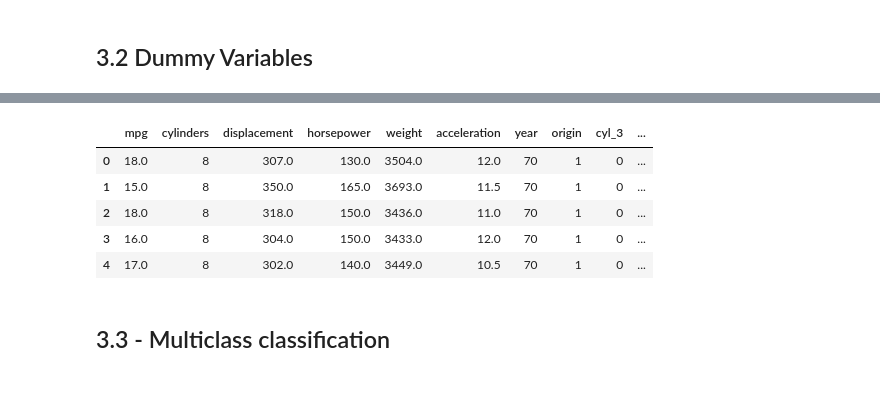
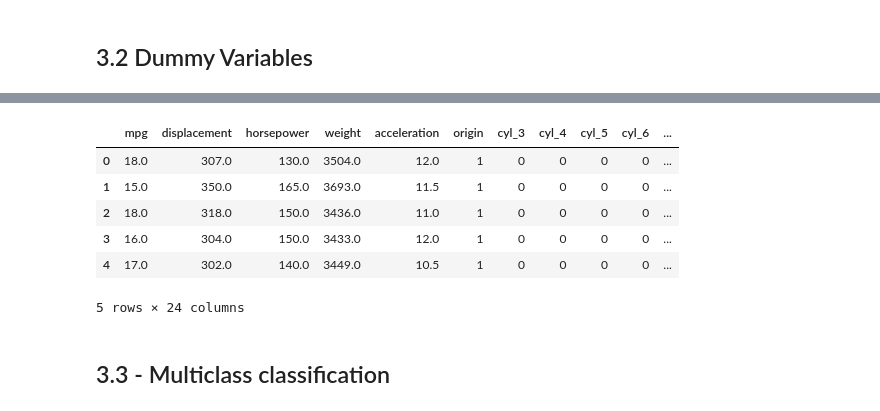
Before and after one commit to terrematte/MachineLearning, a Jupyter notebook: tasks/lesson07_Logistic_regression.ipynb, the cells around one changed output, grey strips where cells are left out. Cells and saved outputs as stored; diff of their text form; code cells hidden in the pictures.

```diff
--- a/tasks/lesson07_Logistic_regression.ipynb
+++ b/tasks/lesson07_Logistic_regression.ipynb
@@ -611,16 +611,21 @@ Now it's your turn! Repeat the same process for the **year** column.
 # %%
 dummy_cylinders = pd.get_dummies(cars["cylinders"], prefix="cyl")
 cars = pd.concat([cars, dummy_cylinders], axis=1)
-cars.head()
+
 
 # put your code here
+dummy_years = pd.get_dummies(cars["year"], prefix="year")
+cars = pd.concat([cars, dummy_years], axis=1)
+cars = cars.drop(["year", "cylinders"], axis=1)
+cars.head()
 # %% [output]
-|  | mpg | cylinders | displacement | horsepower | weight | acceleration | year | origin | cyl_3 | ... |
-| 0 | 18.0 | 8 | 307.0 | 130.0 | 3504.0 | 12.0 | 70 | 1 | 0 | ... |
-| 1 | 15.0 | 8 | 350.0 | 165.0 | 3693.0 | 11.5 | 70 | 1 | 0 | ... |
-| 2 | 18.0 | 8 | 318.0 | 150.0 | 3436.0 | 11.0 | 70 | 1 | 0 | ... |
-| 3 | 16.0 | 8 | 304.0 | 150.0 | 3433.0 | 12.0 | 70 | 1 | 0 | ... |
-| 4 | 17.0 | 8 | 302.0 | 140.0 | 3449.0 | 10.5 | 70 | 1 | 0 | ... |
+|  | mpg | displacement | horsepower | weight | acceleration | origin | cyl_3 | cyl_4 | cyl_5 | cyl_6 | ... |
+| 0 | 18.0 | 307.0 | 130.0 | 3504.0 | 12.0 | 1 | 0 | 0 | 0 | 0 | ... |
+| 1 | 15.0 | 350.0 | 165.0 | 3693.0 | 11.5 | 1 | 0 | 0 | 0 | 0 | ... |
+| 2 | 18.0 | 318.0 | 150.0 | 3436.0 | 11.0 | 1 | 0 | 0 | 0 | 0 | ... |
+| 3 | 16.0 | 304.0 | 150.0 | 3433.0 | 12.0 | 1 | 0 | 0 | 0 | 0 | ... |
+| 4 | 17.0 | 302.0 | 140.0 | 3449.0 | 10.5 | 1 | 0 | 0 | 0 | 0 | ... |
+5 rows × 24 columns
 # %% [markdown]
 ## 3.3 - Multiclass classification
 # %% [markdown]
```
Also changed, not shown: parts of 9 cells of this notebook.
